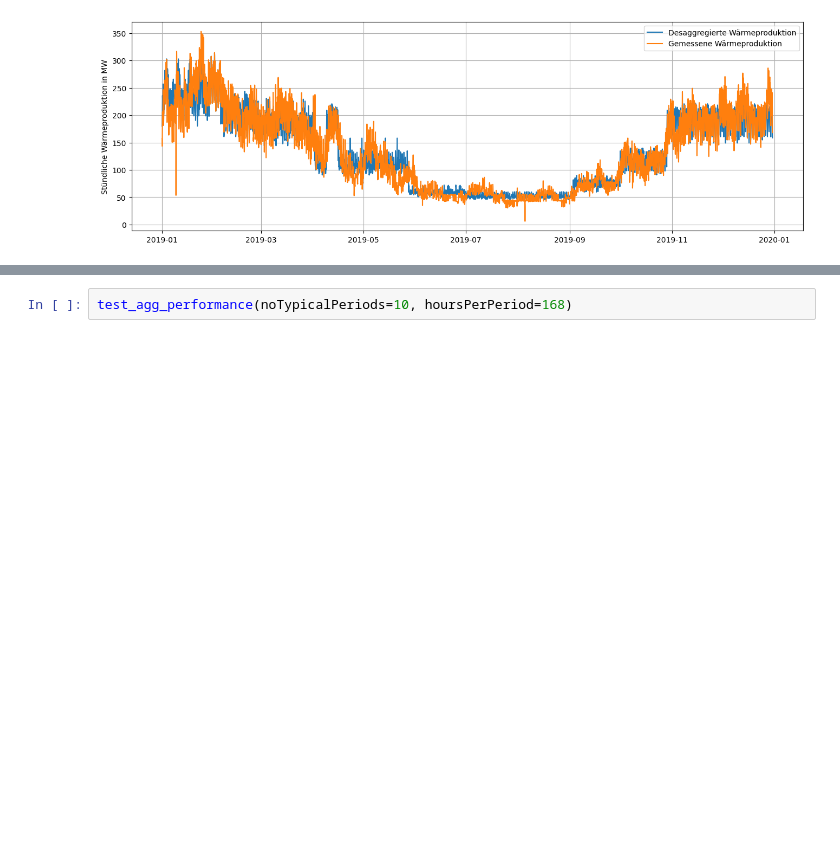
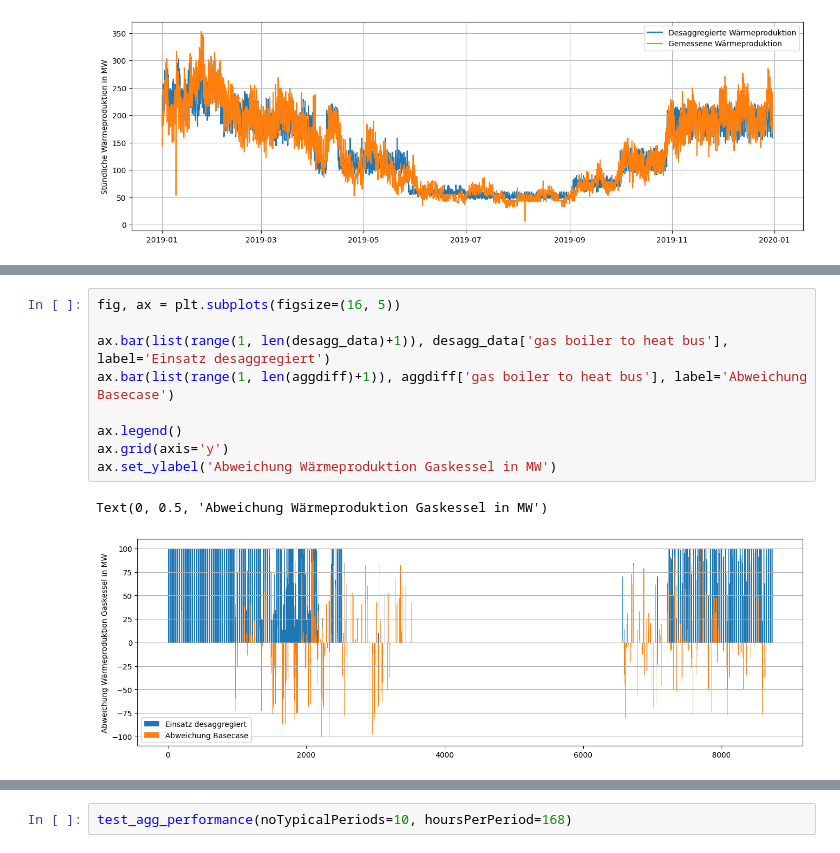
Before and after one commit to jfreissmann/oemof_solph_tsam_example, a Jupyter notebook: src/es_agg_in_one.ipynb, the cells around one changed output, grey strips where cells are left out. Saved outputs shown, nothing was run; the diff lists cells and outputs as text; blank space fills up the shorter version.

```diff
--- a/src/es_agg_in_one.ipynb
+++ b/src/es_agg_in_one.ipynb
@@ -295,0 +321,12 @@ Text(0, 0.5, 'Wärmespeicherfüllstand in MWh')
+# %%
+fig, ax = plt.subplots(figsize=(16, 5))
+
+ax.bar(list(range(1, len(desagg_data)+1)), desagg_data['gas boiler to heat bus'], label='Einsatz desaggregiert')
+ax.bar(list(range(1, len(aggdiff)+1)), aggdiff['gas boiler to heat bus'], label='Abweichung Basecase')
+
+ax.legend()
+ax.grid(axis='y')
+ax.set_ylabel('Abweichung Wärmeproduktion Gaskessel in MW')
+# %% [output]
+Text(0, 0.5, 'Abweichung Wärmeproduktion Gaskessel in MW')
+[figure, added]
```
Also changed, not shown: parts of 12 cells of this notebook.
